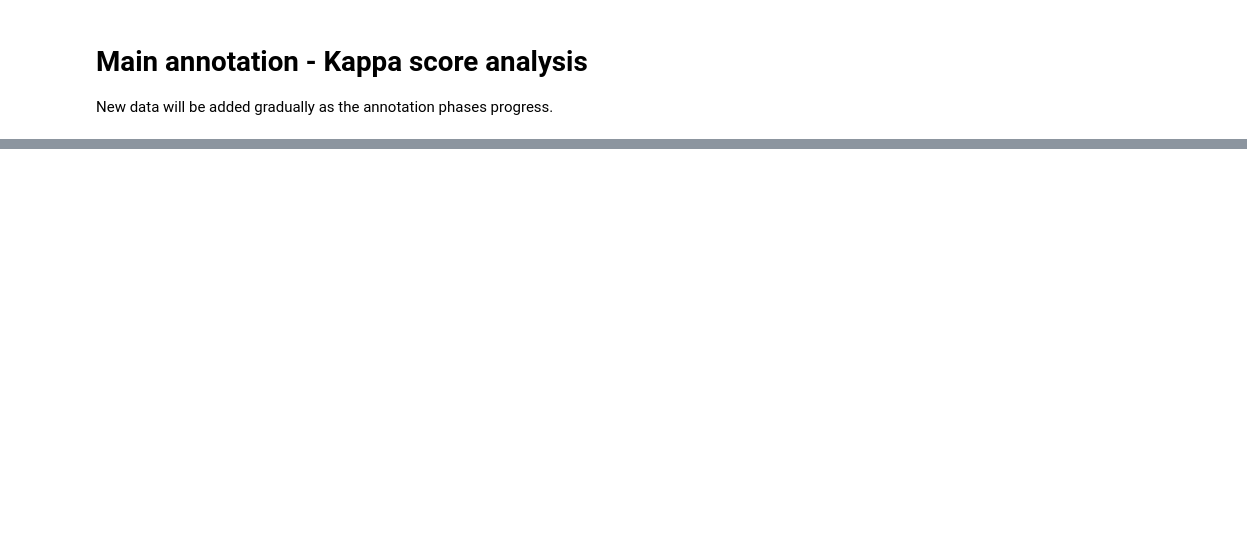
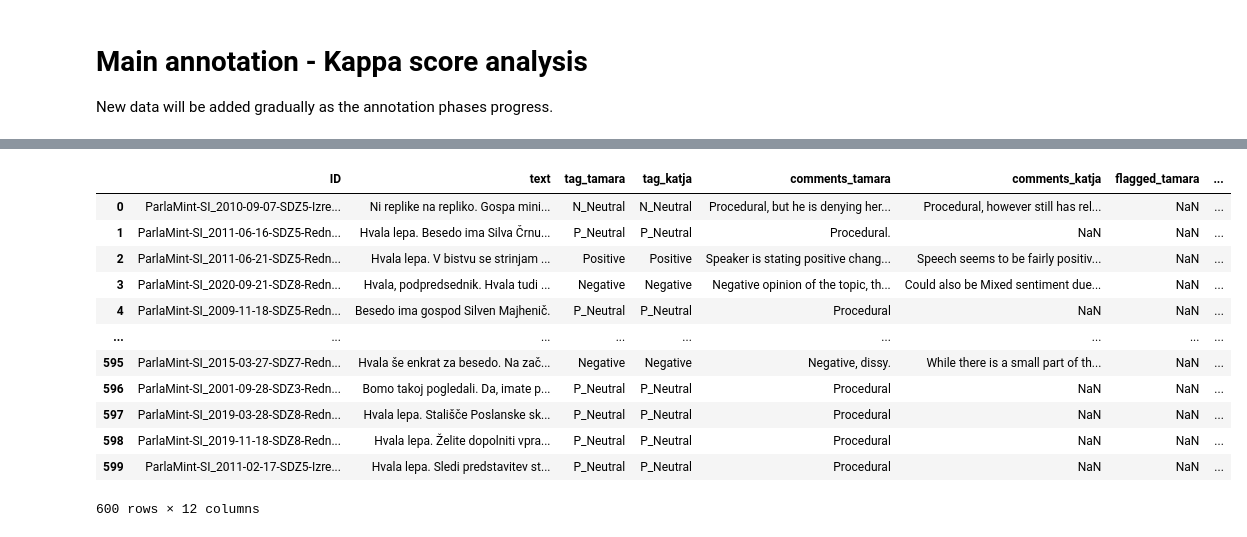
Before and after one commit to katjameden/ParlaMint_Sentiment, a Jupyter notebook: Annotation_Main/Main_Analysis.ipynb, the cells around one changed output, grey strips where cells are left out. Saved outputs shown, nothing was run; the diff lists cells and outputs as text; code cells hidden in the pictures; blank space fills up the shorter version.

```diff
--- a/Annotation_Main/Main_Analysis.ipynb
+++ b/Annotation_Main/Main_Analysis.ipynb
@@ -71,0 +80,17 @@ plt.show()
+# %%
+data = pd.concat([data1, data2, data3], ignore_index=True)
+data
+# %% [output]
+|  | ID | text | tag_tamara | tag_katja | comments_tamara | comments_katja | flagged_tamara | ... |
+| 0 | ParlaMint-SI_2010-09-07-SDZ5-Izre... | Ni replike na repliko. Gospa mini... | N_Neutral | N_Neutral | Procedural, but he is denying her... | Procedural, however still has rel... | NaN | ... |
+| 1 | ParlaMint-SI_2011-06-16-SDZ5-Redn... | Hvala lepa. Besedo ima Silva Črnu... | P_Neutral | P_Neutral | Procedural. | NaN | NaN | ... |
+| 2 | ParlaMint-SI_2011-06-21-SDZ5-Redn... | Hvala lepa. V bistvu se strinjam ... | Positive | Positive | Speaker is stating positive chang... | Speech seems to be fairly positiv... | NaN | ... |
+| 3 | ParlaMint-SI_2020-09-21-SDZ8-Redn... | Hvala, podpredsednik. Hvala tudi ... | Negative | Negative | Negative opinion of the topic, th... | Could also be Mixed sentiment due... | NaN | ... |
+| 4 | ParlaMint-SI_2009-11-18-SDZ5-Redn... | Besedo ima gospod Silven Majhenič. | P_Neutral | P_Neutral | Procedural | NaN | NaN | ... |
+| ... | ... | ... | ... | ... | ... | ... | ... | ... |
+| 595 | ParlaMint-SI_2015-03-27-SDZ7-Redn... | Hvala še enkrat za besedo. Na zač... | Negative | Negative | Negative, dissy. | While there is a small part of th... | NaN | ... |
+| 596 | ParlaMint-SI_2001-09-28-SDZ3-Redn... | Bomo takoj pogledali. Da, imate p... | P_Neutral | P_Neutral | Procedural | NaN | NaN | ... |
+| 597 | ParlaMint-SI_2019-03-28-SDZ8-Redn... | Hvala lepa. Stališče Poslanske sk... | P_Neutral | P_Neutral | Procedural | NaN | NaN | ... |
+| 598 | ParlaMint-SI_2019-11-18-SDZ8-Redn... | Hvala lepa. Želite dopolniti vpra... | P_Neutral | P_Neutral | Procedural | NaN | NaN | ... |
+| 599 | ParlaMint-SI_2011-02-17-SDZ5-Izre... | Hvala lepa. Sledi predstavitev st... | P_Neutral | P_Neutral | Procedural | NaN | NaN | ... |
+600 rows × 12 columns
```
Also changed, not shown: parts of 5 cells of this notebook, 15 other files.
